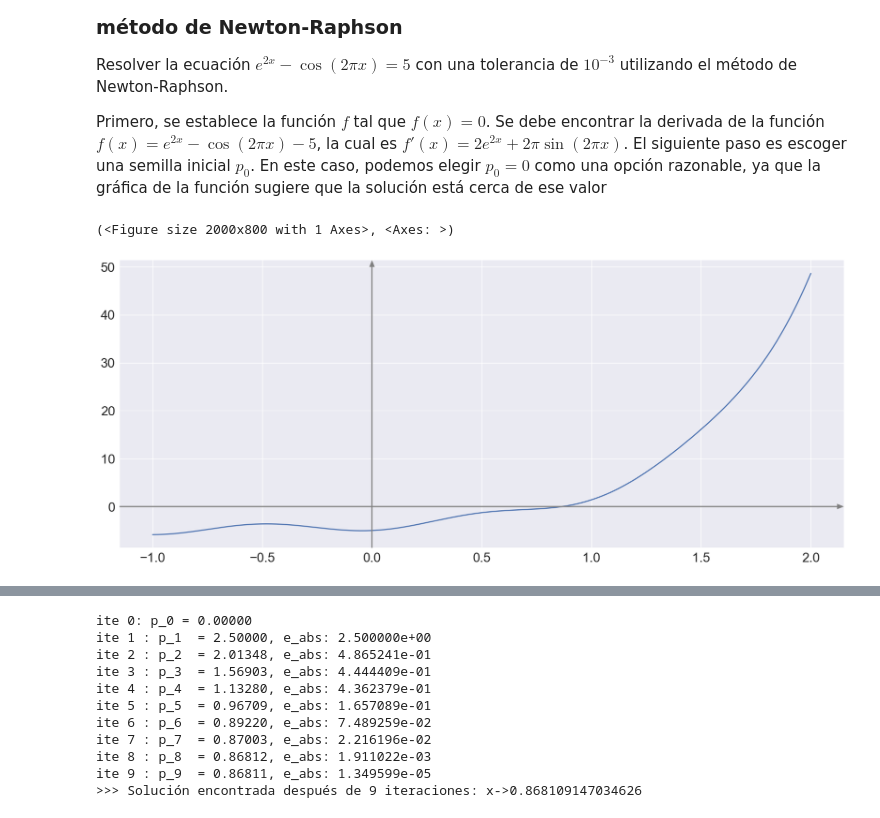
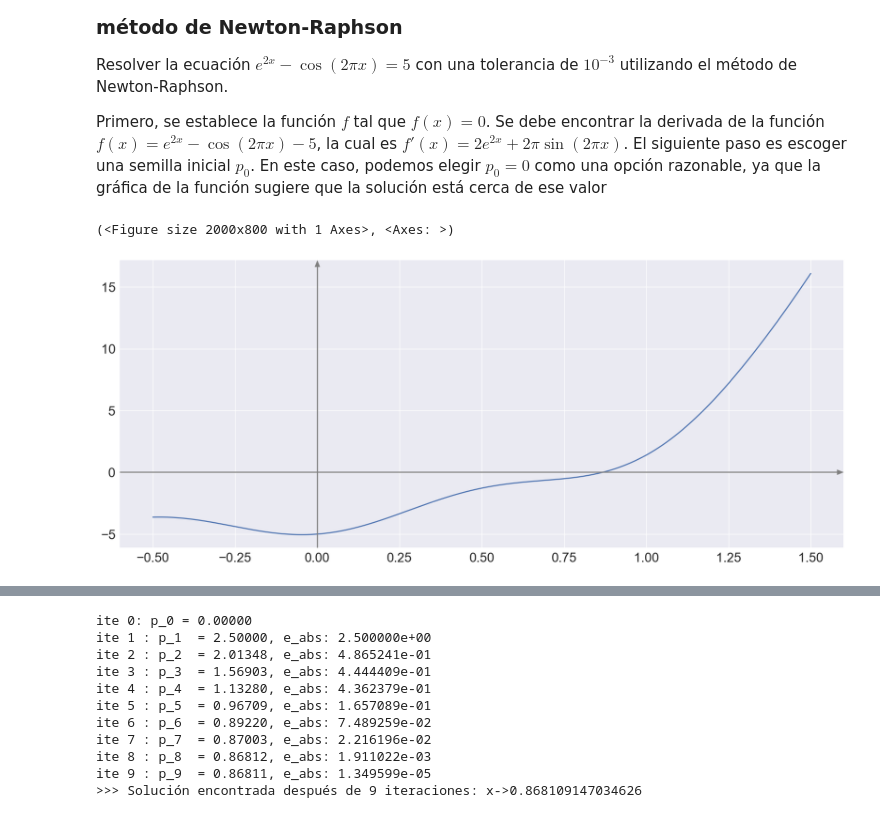
Before and after one commit to caramirezs/MetNum_librodigital, a Jupyter notebook: 1_Ecuaciones_de_una_variable/1.3_Metodo_de_Newton-Raphson.ipynb, the cells around one changed output, grey strips where cells are left out. Saved outputs shown, nothing was run; the diff lists cells and outputs as text; code cells hidden in the pictures.

```diff
--- a/1_Ecuaciones_de_una_variable/1.3_Metodo_de_Newton-Raphson.ipynb
+++ b/1_Ecuaciones_de_una_variable/1.3_Metodo_de_Newton-Raphson.ipynb
@@ -204,9 +203,8 @@ Primero, se establece la función $f$ tal que $f(x) =0$. Se debe encontrar la de
 # %%
 f = lambda x: np.exp(2*x) - np.cos(2*np.pi*x) - 5
 df = lambda x: 2*np.exp(2*x) + 2*np.pi*np.sin(2*np.pi*x)
-
-graficar(f, -1 , 2)
+graficar(f, -0.5 , 1.5)
 # %% [output]
 (<Figure size 2000x800 with 1 Axes>, <Axes: >)
-[figure, old version]
+[figure, new version]
 # %% [markdown]
```
Also changed, not shown: parts of 4 cells of this notebook, 4 other files.
